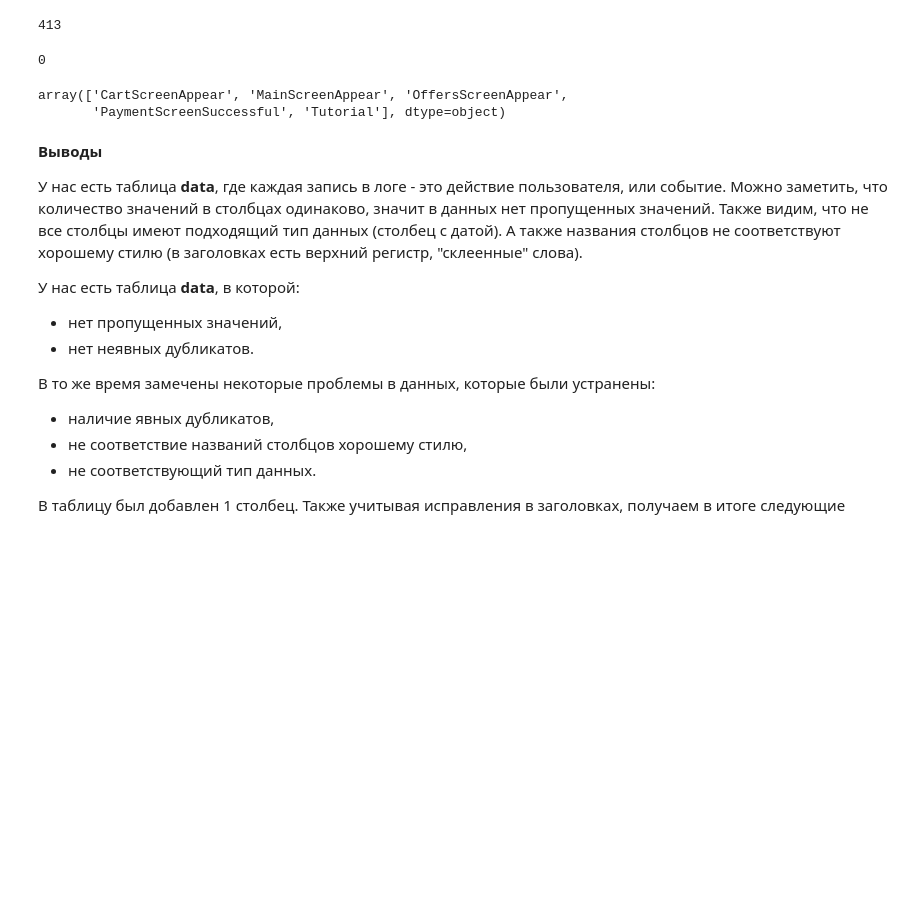
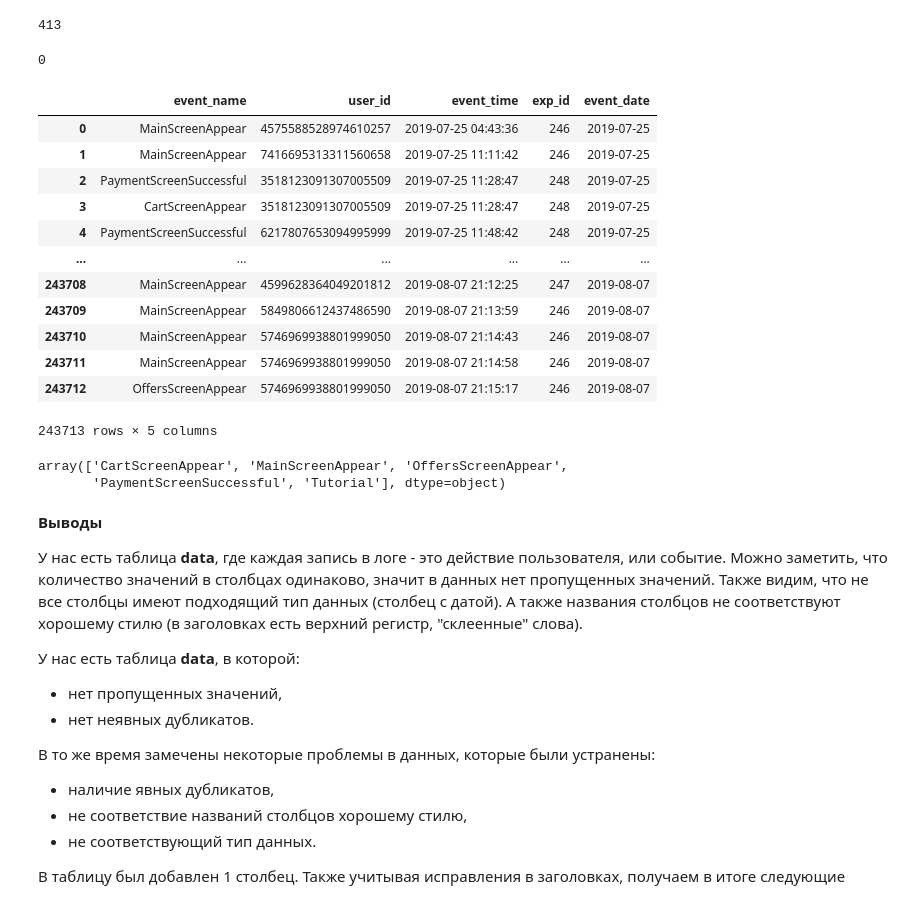
Before and after one commit to EkaterinaKitsiuk/data_analyst, a Jupyter notebook: Поведение пользователей мобильного приложения/Mobile_app.ipynb, the cells around one changed output. Saved outputs shown, nothing was run; the diff lists cells and outputs as text; code cells hidden in the pictures; blank space fills up the shorter version.

```diff
--- a/Поведение пользователей мобильного приложения/Mobile_app.ipynb
+++ b/Поведение пользователей мобильного приложения/Mobile_app.ipynb
@@ -111,7 +109,22 @@ data = data.copy()
 # %%
 # Преобразуем столбец event_time в datetime64, а также добавим отдельный столбец дат
 data['event_time'] = pd.to_datetime(data['event_time'], unit='s')
-data['event_date'] = data['event_time'].astype('datetime64[D]')
+data['event_date'] = data['event_time'].dt.date
+data
+# %% [output]
+|  | event_name | user_id | event_time | exp_id | event_date |
+| 0 | MainScreenAppear | 4575588528974610257 | 2019-07-25 04:43:36 | 246 | 2019-07-25 |
+| 1 | MainScreenAppear | 7416695313311560658 | 2019-07-25 11:11:42 | 246 | 2019-07-25 |
+| 2 | PaymentScreenSuccessful | 3518123091307005509 | 2019-07-25 11:28:47 | 248 | 2019-07-25 |
+| 3 | CartScreenAppear | 3518123091307005509 | 2019-07-25 11:28:47 | 248 | 2019-07-25 |
+| 4 | PaymentScreenSuccessful | 6217807653094995999 | 2019-07-25 11:48:42 | 248 | 2019-07-25 |
+| ... | ... | ... | ... | ... | ... |
+| 243708 | MainScreenAppear | 4599628364049201812 | 2019-08-07 21:12:25 | 247 | 2019-08-07 |
+| 243709 | MainScreenAppear | 5849806612437486590 | 2019-08-07 21:13:59 | 246 | 2019-08-07 |
+| 243710 | MainScreenAppear | 5746969938801999050 | 2019-08-07 21:14:43 | 246 | 2019-08-07 |
+| 243711 | MainScreenAppear | 5746969938801999050 | 2019-08-07 21:14:58 | 246 | 2019-08-07 |
+| 243712 | OffersScreenAppear | 5746969938801999050 | 2019-08-07 21:15:17 | 246 | 2019-08-07 |
+243713 rows × 5 columns
 # %%
 # Убедимся, что столбец с названиями событий заполнен корректно
 data['event_name'].sort_values().unique()
```
Also changed, not shown: parts of 3 cells of this notebook.
